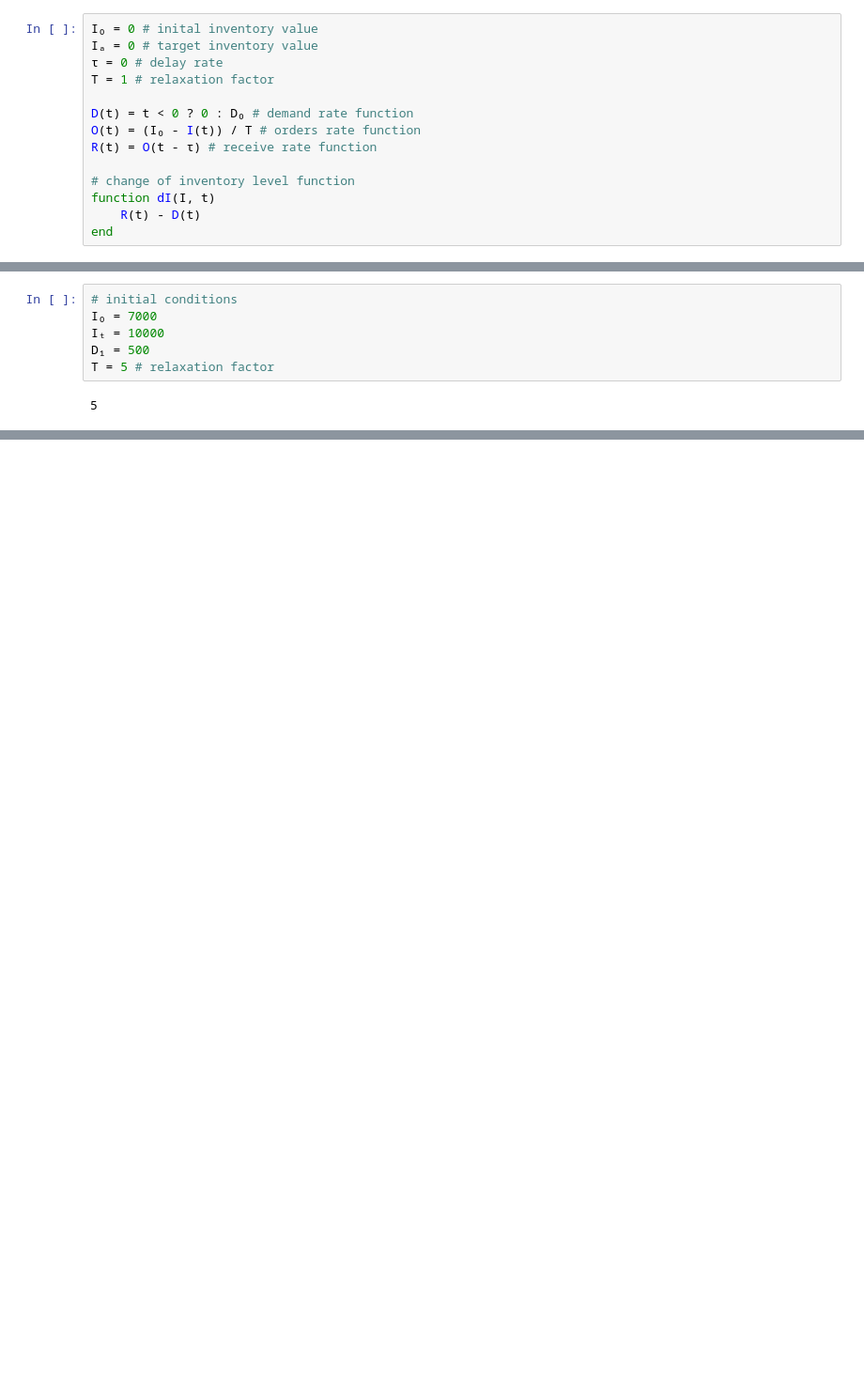
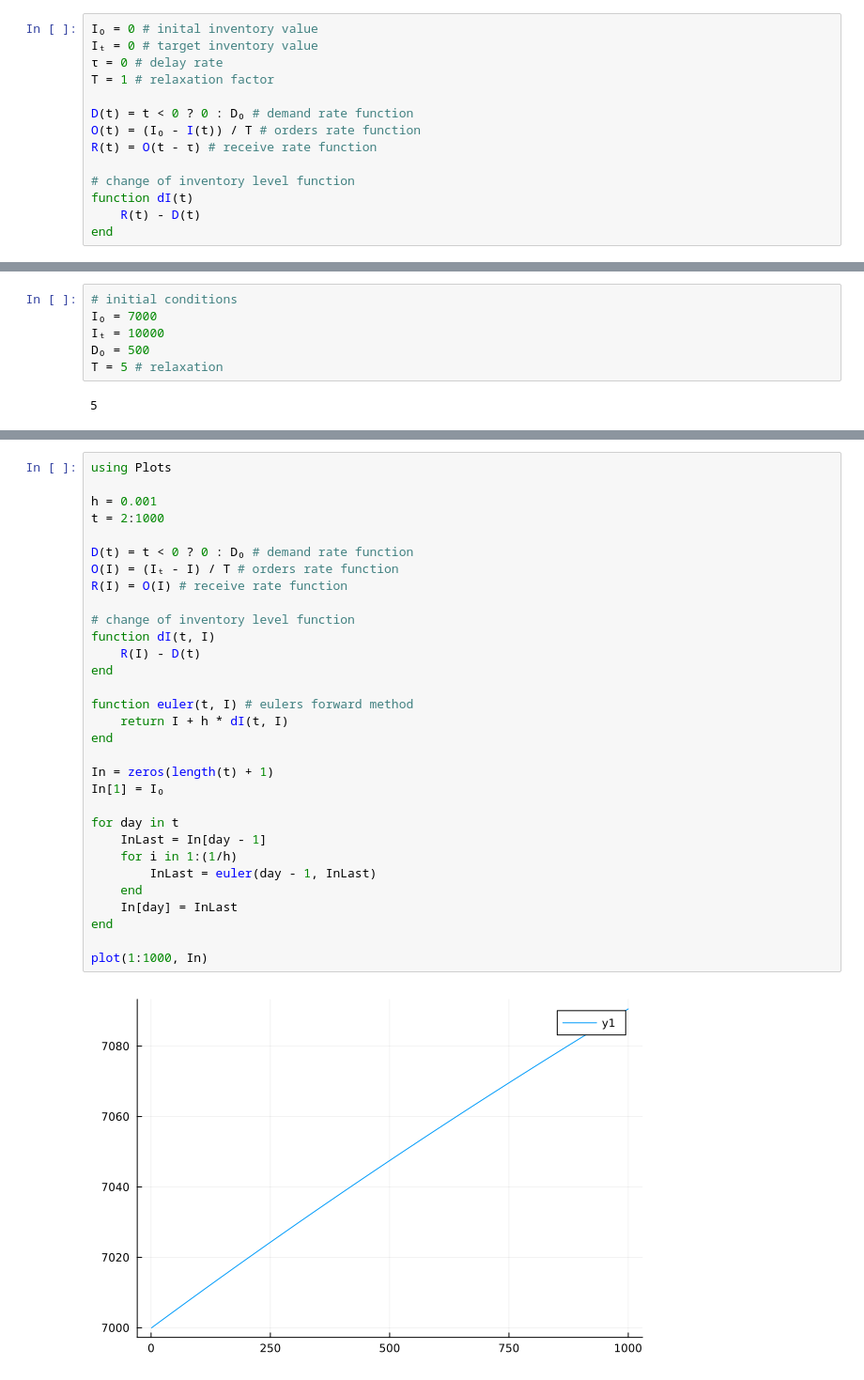
Before and after one commit to piotrczech/optimization-of-inventory-deliveries, a Jupyter notebook: main.ipynb, the cells around one changed output, grey strips where cells are left out. Shown at 94% size. Drawn from its saved outputs; the diff is of its cells as text; blank space fills up the shorter version.

Commit message:
Bugfix: Working euler method in main

```diff
--- a/main.ipynb
+++ b/main.ipynb
@@ -125,7 +125,7 @@ zatem przypomnijmy sobie nasze komponenty i przenieśmy je do kodu:
 Co w kodzie odzwierciedlimy następująco:
 # %%
 I₀ = 0 # inital inventory value
-Iₐ = 0 # target inventory value
+Iₜ = 0 # target inventory value
 τ = 0 # delay rate
 T = 1 # relaxation factor
 
@@ -134,7 +134,7 @@ O(t) = (I₀ - I(t)) / T # orders rate function
 R(t) = O(t - τ) # receive rate function
 
 # change of inventory level function
-function dI(I, t)
+function dI(t)
     R(t) - D(t)
 end
 # %% [output]
@@ -154,7 +154,7 @@ Jaki musi być order-rate, aby spełnić zapotrzebowania i doprowadzić magazyn
 # initial conditions
 I₀ = 7000
 Iₜ = 10000
-D₁ = 500
-T = 5 # relaxation factor
+D₀ = 500
+T = 5 # relaxation
 # %% [output]
 5
@@ -197,0 +161,33 @@ plot(range(1,1001),array_O)
+# %%
+using Plots
+
+h = 0.001
+t = 2:1000
+
+D(t) = t < 0 ? 0 : D₀ # demand rate function
+O(I) = (Iₜ - I) / T # orders rate function
+R(I) = O(I) # receive rate function
+
+# change of inventory level function
+function dI(t, I)
+    R(I) - D(t)
+end
+
+function euler(t, I) # eulers forward method
+    return I + h * dI(t, I)
+end
+
+In = zeros(length(t) + 1)
+In[1] = I₀
+
+for day in t
+    InLast = In[day - 1]
+    for i in 1:(1/h)
+        InLast = euler(day - 1, InLast)
+    end
+    In[day] = InLast
+end
+
+plot(1:1000, In)
+# %% [output]
+[figure, added]
```
Also changed, not shown: parts of 4 cells of this notebook, 1 other file.
